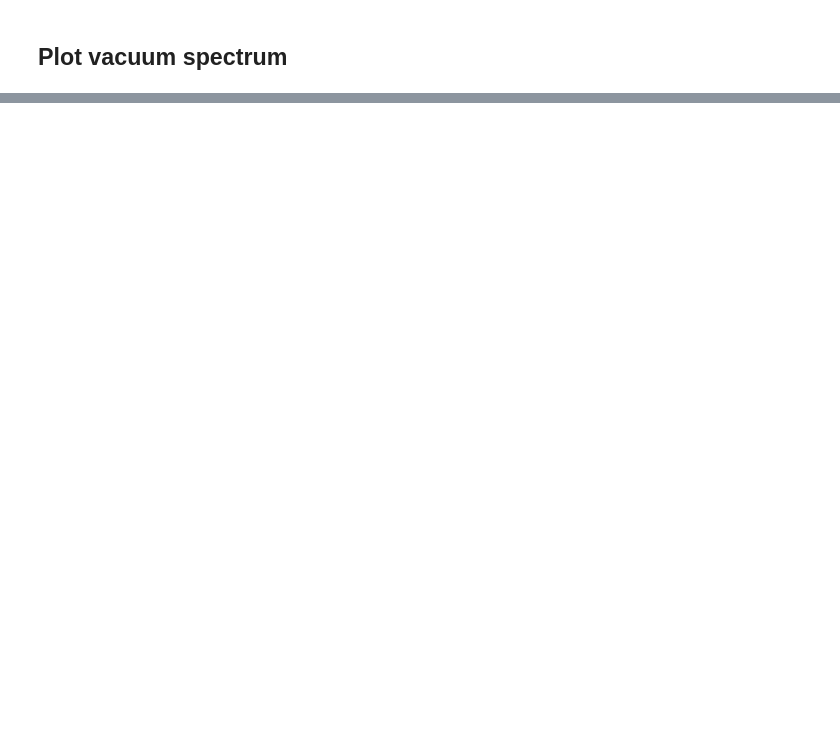
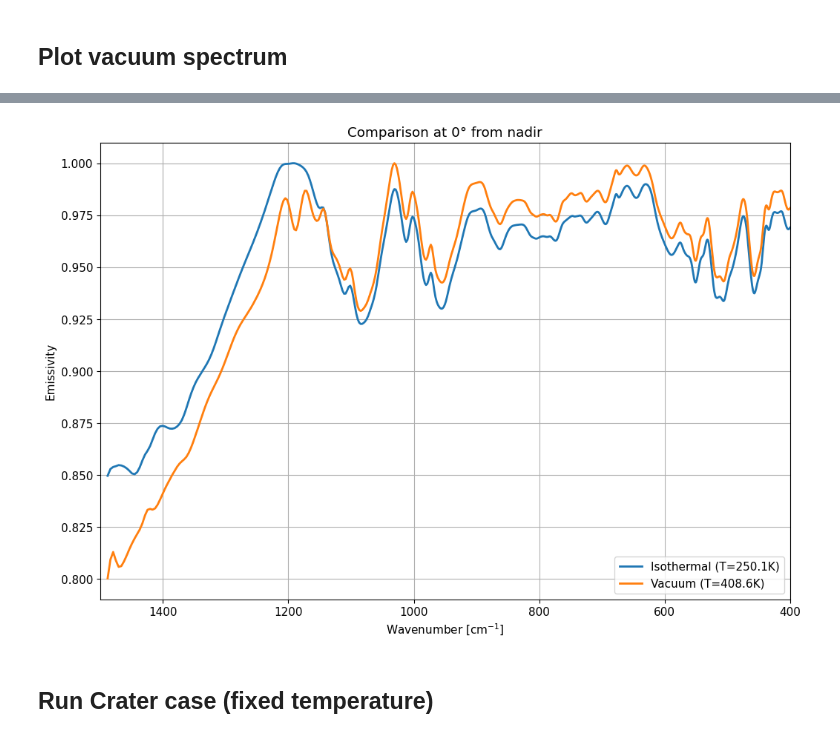
Before and after one commit to andrewryan2727/ThermoSpec, a Jupyter notebook: Analyses/Prem_study.ipynb, the cells around one changed output, grey strips where cells are left out. Cells and saved outputs as stored; diff of their text form; code cells hidden in the pictures; blank space fills up the shorter version.

```diff
--- a/Analyses/Prem_study.ipynb
+++ b/Analyses/Prem_study.ipynb
@@ -268,0 +327,43 @@ plt.show()
+# %%
+# Single angle comparison between isothermal and vacuum cases
+angle_idx = 0  # Use first angle (0° from nadir)
+wn = multi_angle_results['wavenumbers']
+ir_cutoff = np.argmin(np.abs(wn - 1500))
+wn_bounds = np.sort(np.loadtxt(sim2.cfg.wn_bounds_out))
+
+# Get radiances for both cases at the chosen angle
+iso_rad = multi_angle_results['radiance_thermal'][angle_idx, :, -1]
+vac_rad = multi_angle_results2['radiance_thermal'][angle_idx, :, -1]
+
+# Calculate emissivities
+T_fit_iso, B_fit_iso, _, _ = max_btemp_blackbody(sim1, wn_bounds, iso_rad)
+T_fit_vac, B_fit_vac, _, _ = max_btemp_blackbody(sim2, wn_bounds, vac_rad)
+
+emiss_iso = iso_rad / B_fit_iso
+emiss_vac = vac_rad / B_fit_vac
+
+# Normalize emissivities
+idx1 = np.argmin(np.abs(wn - 900))
+idx2 = np.argmin(np.abs(wn - 1700))
+cf_emis_iso = emiss_iso[idx1:idx2+1].max()
+cf_emis_vac = emiss_vac[idx1:idx2+1].max()
+
+# Plot comparison
+plt.figure(figsize=(12, 8))
+plt.plot(wn[:ir_cutoff], emiss_iso[:ir_cutoff] + 1 - cf_emis_iso,
+         label=f'Isothermal (T={T_fit_iso:.1f}K)', linewidth=2)
+plt.plot(wn[:ir_cutoff], emiss_vac[:ir_cutoff] + 1 - cf_emis_vac,
+         label=f'Vacuum (T={T_fit_vac:.1f}K)', linewidth=2)
+
+plt.xlabel('Wavenumber [cm$^{-1}$]')
+plt.ylabel('Emissivity')
+plt.title(f'Comparison at {angles[angle_idx]:.0f}° from nadir')
+plt.legend()
+plt.grid(True)
+plt.xlim([400, 1500])
+plt.gca().invert_xaxis()
+plt.show()
+# %% [output]
+[figure, added]
+# %% [markdown]
+## Run Crater case (fixed temperature)
```
Also changed, not shown: parts of 18 cells of this notebook, 6 other files.
